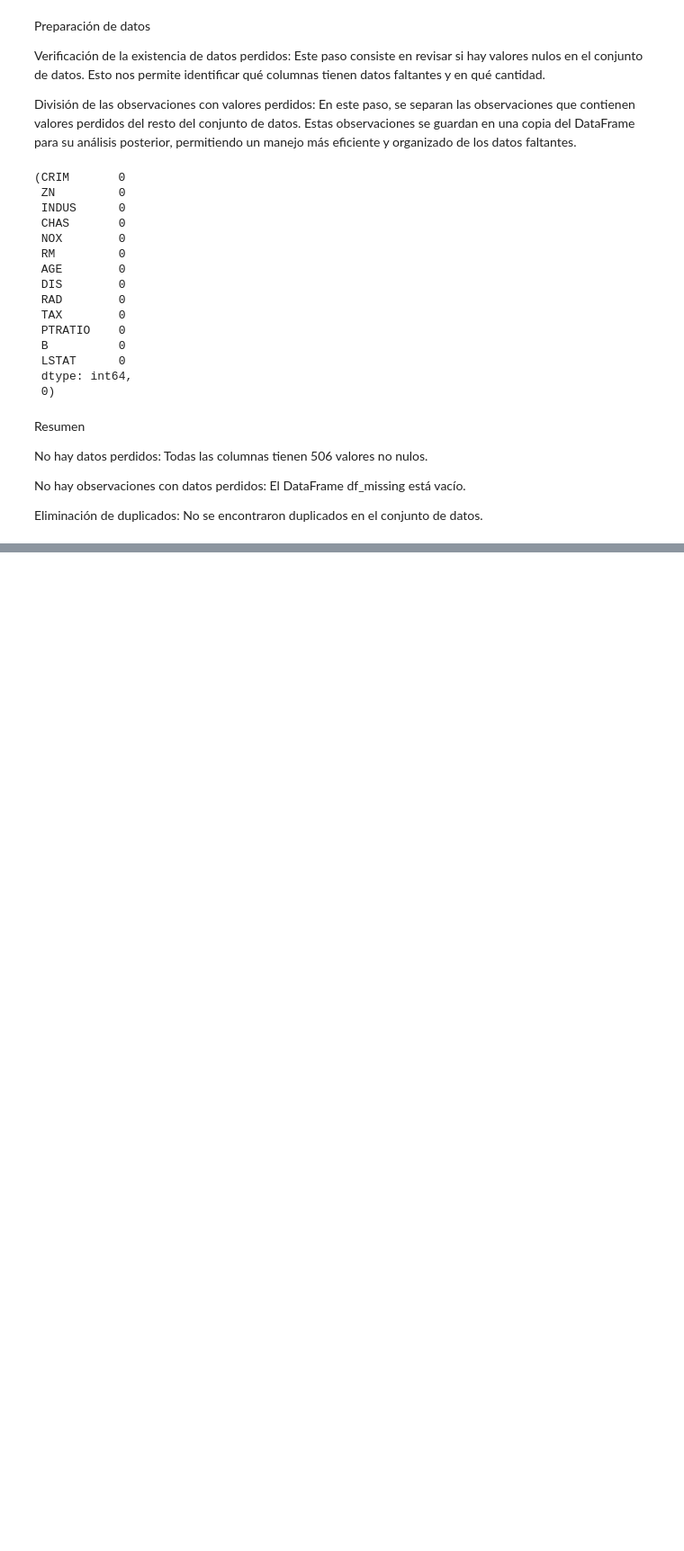
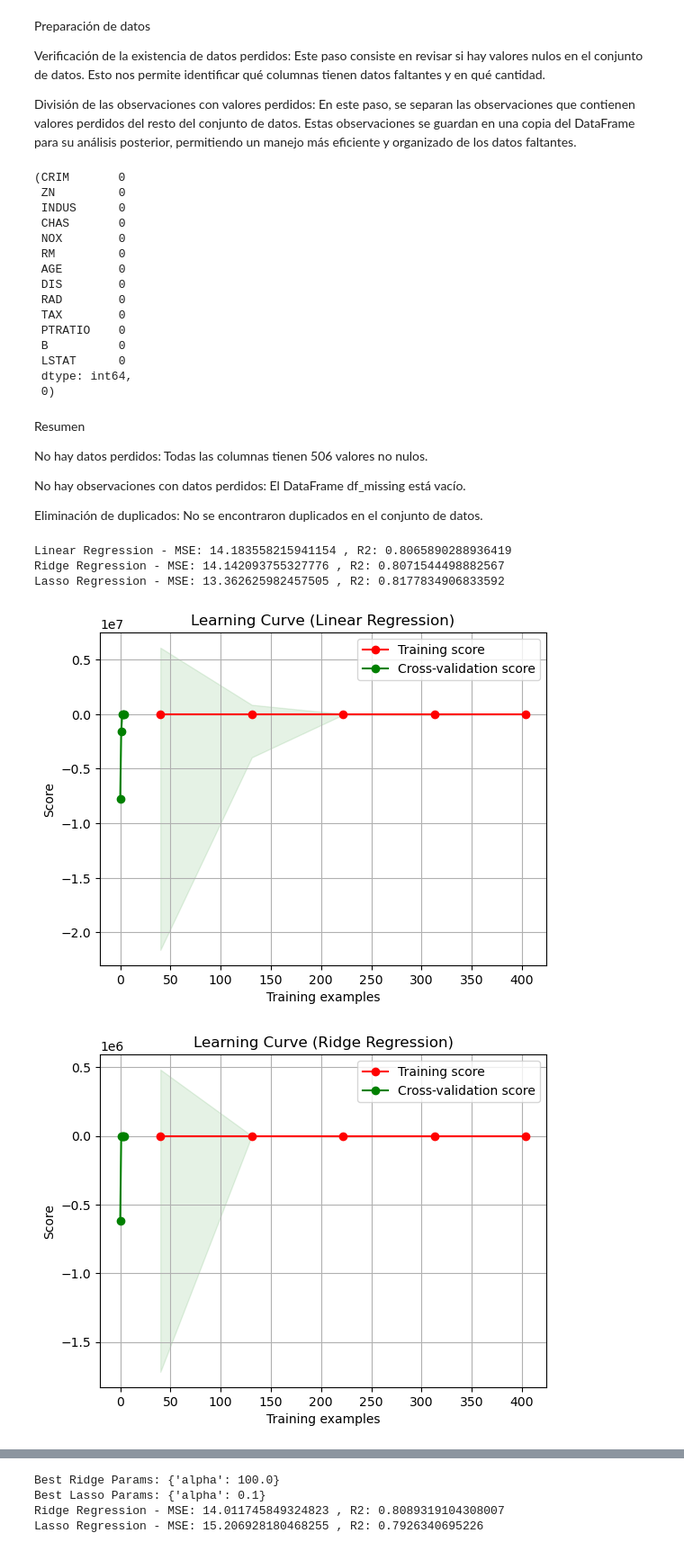
Before and after one commit to armandolezama/boston-houses-data-analysis, a Jupyter notebook: boston-houses-data-analysis.ipynb, the cells around one changed output, grey strips where cells are left out. Shown at 90% size. Drawn from its saved outputs; the diff is of its cells as text; code cells hidden in the pictures; blank space fills up the shorter version.

```diff
--- a/boston-houses-data-analysis.ipynb
+++ b/boston-houses-data-analysis.ipynb
@@ -185,3 +190,52 @@ No hay datos perdidos: Todas las columnas tienen 506 valores no nulos.
 No hay observaciones con datos perdidos: El DataFrame df_missing está vacío.
 
 Eliminación de duplicados: No se encontraron duplicados en el conjunto de datos.
+# %%
+data.preprocess_data()
+X_train, X_test, y_train, y_test = data.split_data()
+# %%
+analysis.train_models(X_train, y_train)
+linear_mse, linear_r2 = analysis.evaluate_model(analysis.linear_model, X_test, y_test)
+ridge_mse, ridge_r2 = analysis.evaluate_model(analysis.ridge_model, X_test, y_test)
+lasso_mse, lasso_r2 = analysis.evaluate_model(analysis.lasso_model, X_test, y_test)
+
+print('Linear Regression - MSE:', linear_mse, ', R2:', linear_r2)
+print('Ridge Regression - MSE:', ridge_mse, ', R2:', ridge_r2)
+print('Lasso Regression - MSE:', lasso_mse, ', R2:', lasso_r2)
+# %% [output]
+Linear Regression - MSE: 14.183558215941154 , R2: 0.8065890288936419
+Ridge Regression - MSE: 14.142093755327776 , R2: 0.8071544498882567
+Lasso Regression - MSE: 13.362625982457505 , R2: 0.8177834906833592
+# %%
+cv = 5
+# %%
+# Linear Regression
+curr_plt = visualizer.plot_learning_curve(analysis.linear_model, 'Learning Curve (Linear Regression)', data.X_poly_df, data.y, cv=cv)
+visualizer.show_plot(curr_plt)
+
+# Ridge Regression
+curr_plt = visualizer.plot_learning_curve(analysis.ridge_model, 'Learning Curve (Ridge Regression)', data.X_poly_df, data.y, cv=cv)
+visualizer.show_plot(curr_plt)
+
+# Lasso Regression
+curr_plt = visualizer.plot_learning_curve(analysis.lasso_model, 'Learning Curve (Lasso Regression)', data.X_poly_df, data.y, cv=cv)
+visualizer.show_plot(curr_plt)
+
+# Optimización de hiperparámetros
+ridge_params = {'alpha': [0.1, 1.0, 10.0, 100.0]}
+lasso_params = {'alpha': [0.01, 0.1, 1.0, 10.0]}
+
+best_ridge_params, best_ridge_model = analysis.hyperparameter_optimization(analysis.ridge_model, ridge_params, X_train, y_train)
+best_lasso_params, best_lasso_model = analysis.hyperparameter_optimization(analysis.lasso_model, lasso_params, X_train, y_train)
+
+print('Best Ridge Params:', best_ridge_params)
+print('Best Lasso Params:', best_lasso_params)
+
+ridge_mse, ridge_r2 = analysis.evaluate_model(best_ridge_model, X_test, y_test)
+lasso_mse, lasso_r2 = analysis.evaluate_model(best_lasso_model, X_test, y_test)
+
+print('Ridge Regression - MSE:', ridge_mse, ', R2:', ridge_r2)
+print('Lasso Regression - MSE:', lasso_mse, ', R2:', lasso_r2)
+# %% [output]
+[figure, added]
+[figure, added]
@@ -187,0 +243,4 @@ Eliminación de duplicados: No se encontraron duplicados en el conjunto de datos
+Best Ridge Params: {'alpha': 100.0}
+Best Lasso Params: {'alpha': 0.1}
+Ridge Regression - MSE: 14.011745849324823 , R2: 0.8089319104308007
+Lasso Regression - MSE: 15.206928180468255 , R2: 0.7926340695226
```
Also changed, not shown: parts of 2 cells of this notebook.
